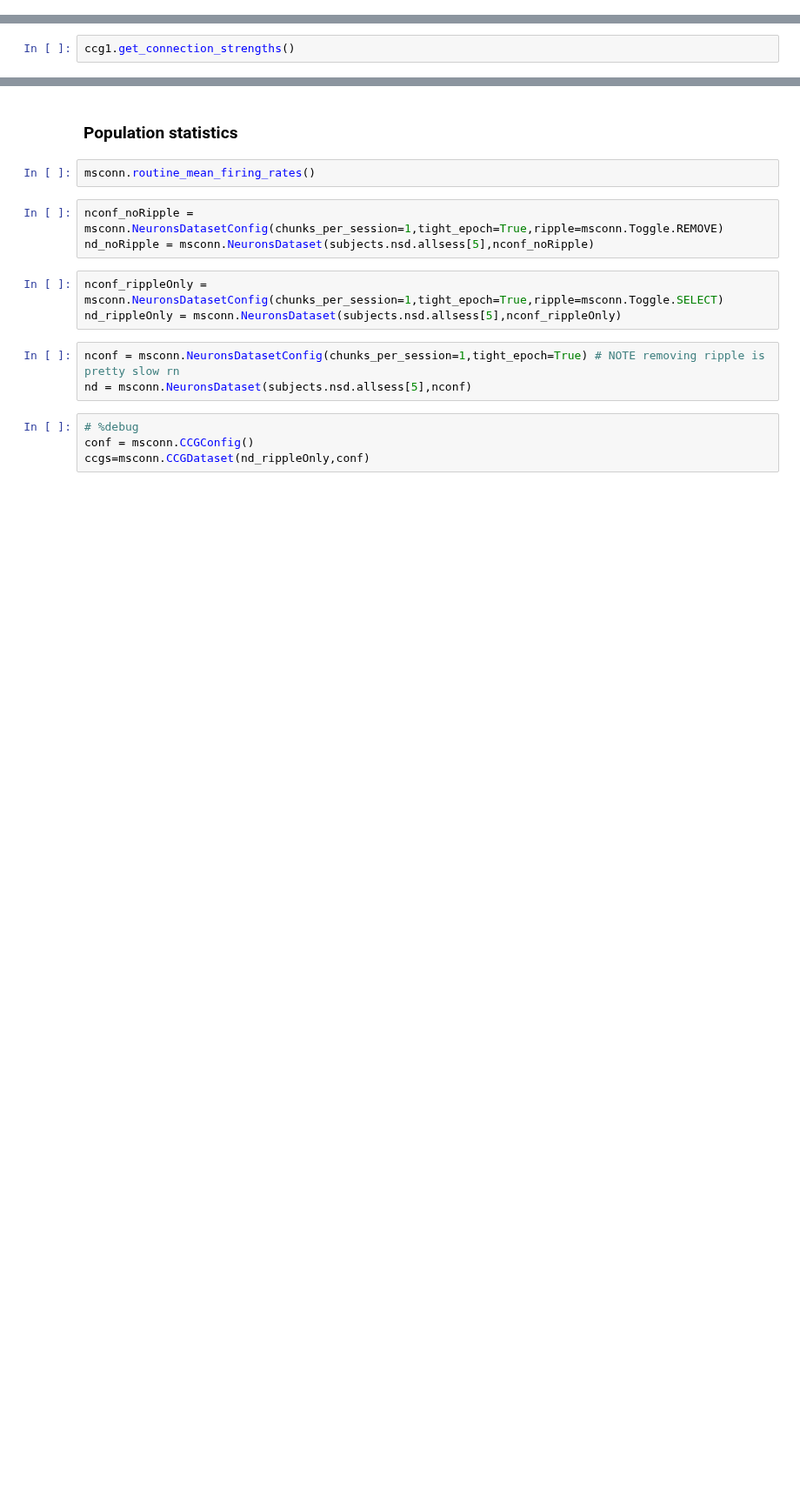
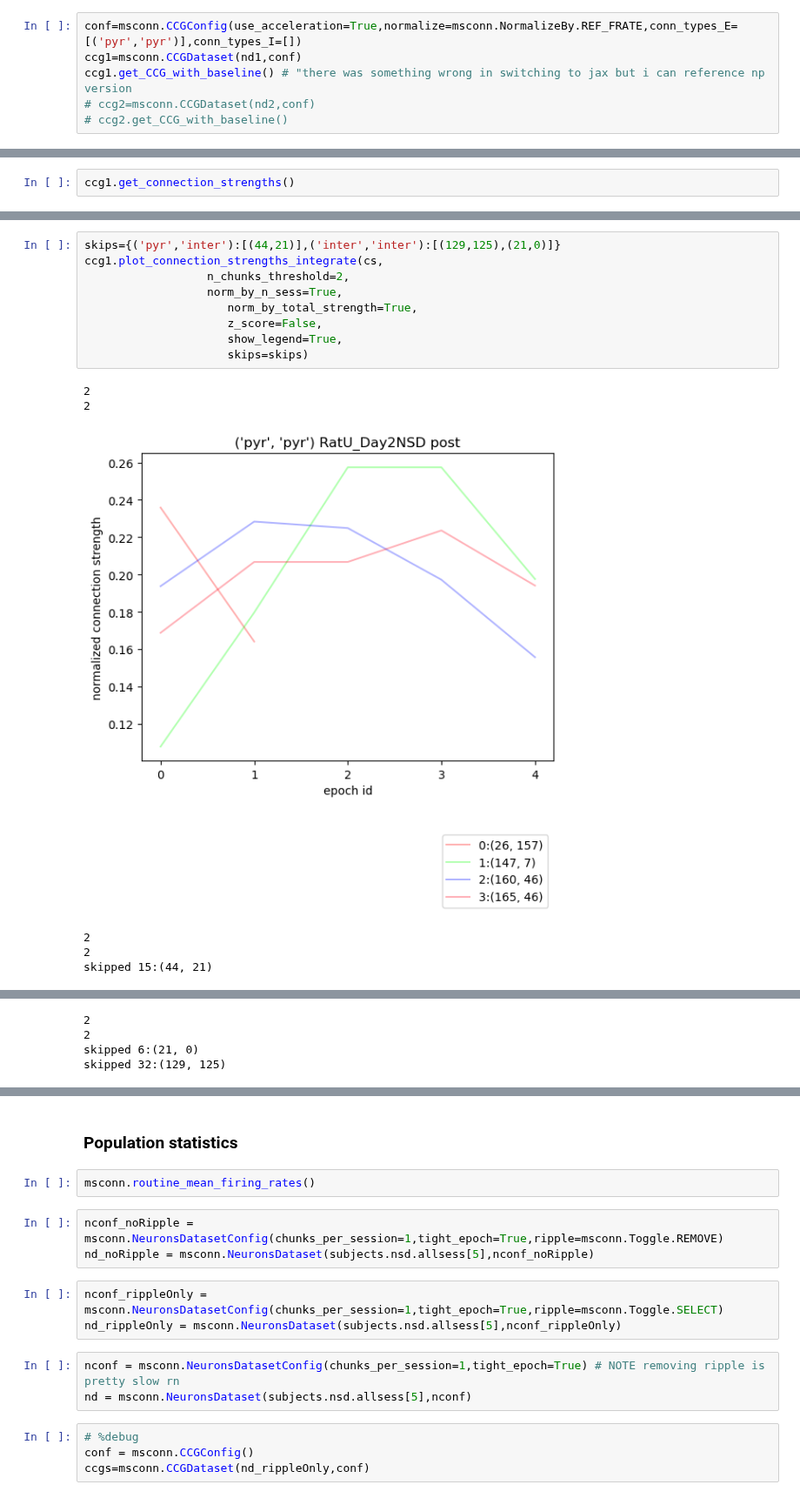
Before and after one commit to selina-lii/NeuroPy, a Jupyter notebook: notebooks/data_explore_selin.ipynb, the cells around one changed output, grey strips where cells are left out. Shown at 87% size. Drawn from its saved outputs; the diff is of its cells as text; blank space fills up the shorter version.

```diff
--- a/notebooks/data_explore_selin.ipynb
+++ b/notebooks/data_explore_selin.ipynb
@@ -64,0 +72,6 @@ SLEEP4: E/I pairs 121 / 090 | pyr-pyr/E 04 | pyr-inter/E 76 | inter-inter/I 26 |
+# %%
+conf=msconn.CCGConfig(use_acceleration=True,normalize=msconn.NormalizeBy.REF_FRATE,conn_types_E=[('pyr','pyr')],conn_types_I=[])
+ccg1=msconn.CCGDataset(nd1,conf)
+ccg1.get_CCG_with_baseline() # "there was something wrong in switching to jax but i can reference np version
+# ccg2=msconn.CCGDataset(nd2,conf)
+# ccg2.get_CCG_with_baseline()
@@ -66,0 +138,16 @@ ccg1.get_connection_strengths()
+# %%
+skips={('pyr','inter'):[(44,21)],('inter','inter'):[(129,125),(21,0)]}
+ccg1.plot_connection_strengths_integrate(cs,
+                  n_chunks_threshold=2,
+                  norm_by_n_sess=True,
+                     norm_by_total_strength=True,
+                     z_score=False,
+                     show_legend=True,
+                     skips=skips)
+# %% [output]
+2
+2
+[figure, added]
+2
+2
+skipped 15:(44, 21)
@@ -66,0 +155,4 @@ ccg1.get_connection_strengths()
+2
+2
+skipped 6:(21, 0)
+skipped 32:(129, 125)
```
Also changed, not shown: parts of 15 cells of this notebook, 3 other files.
